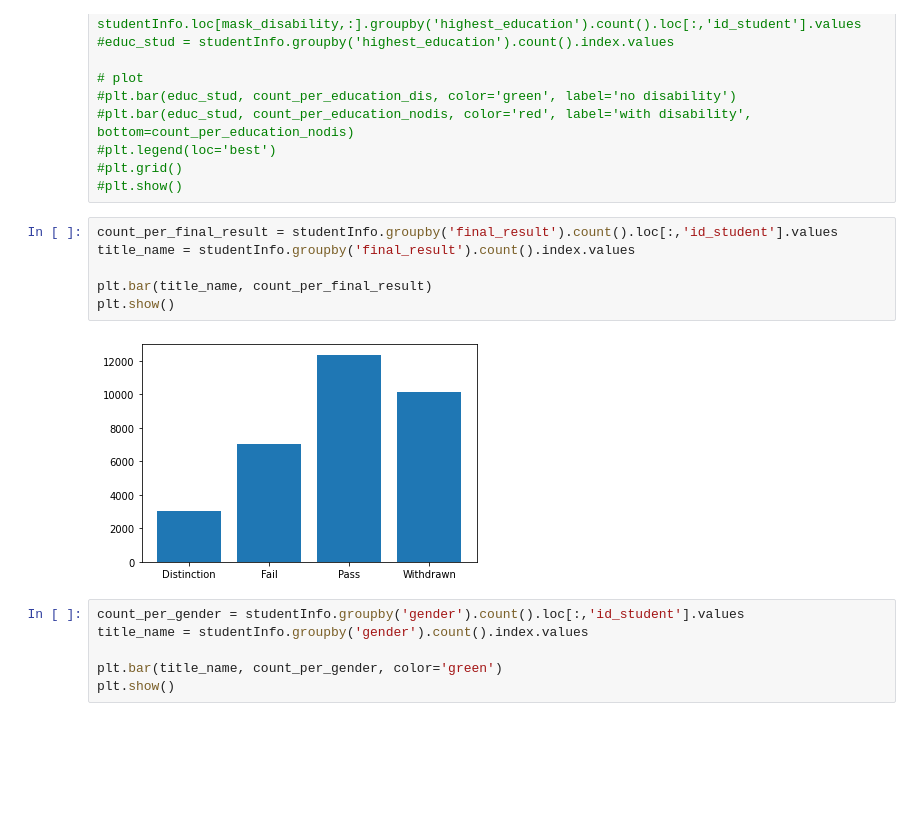
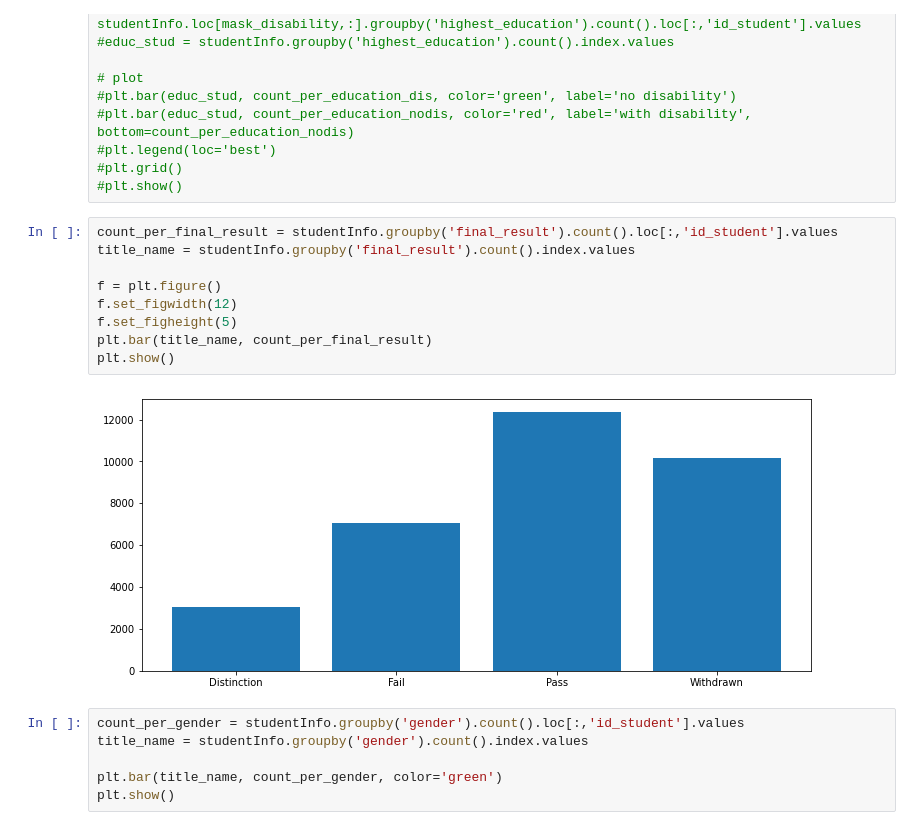
Before and after one commit to sven8599/uzop_projekt, a Jupyter notebook: Untitled1 (1).ipynb, the cells around one changed output. Saved outputs shown, nothing was run; the diff lists cells and outputs as text; blank space fills up the shorter version.

```diff
--- a/Untitled1 (1).ipynb
+++ b/Untitled1 (1).ipynb
@@ -272,11 +281,14 @@ plt.show()
 # %%
 count_per_final_result = studentInfo.groupby('final_result').count().loc[:,'id_student'].values
 title_name = studentInfo.groupby('final_result').count().index.values
 
+f = plt.figure()
+f.set_figwidth(12)
+f.set_figheight(5)
 plt.bar(title_name, count_per_final_result)
 plt.show()
 # %% [output]
-[figure, old version]
+[figure, new version]
 # %%
 count_per_gender = studentInfo.groupby('gender').count().loc[:,'id_student'].values
 title_name = studentInfo.groupby('gender').count().index.values
```
Also changed, not shown: parts of 3 cells of this notebook.
